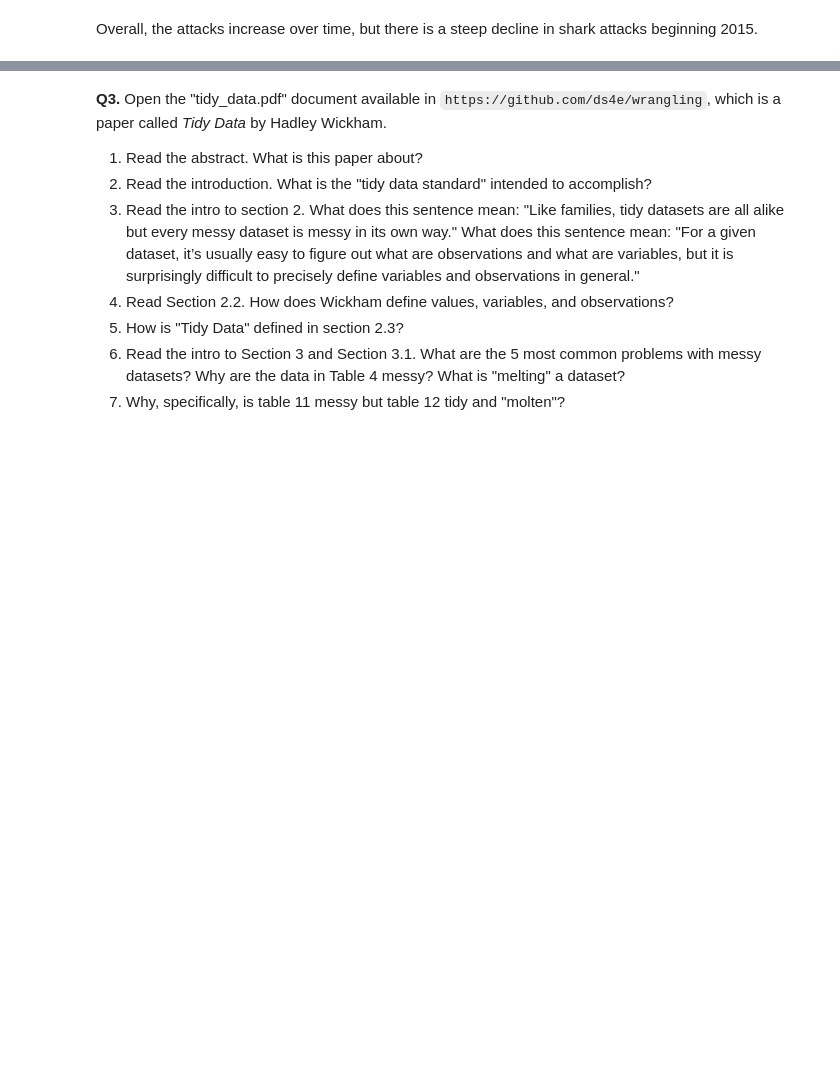
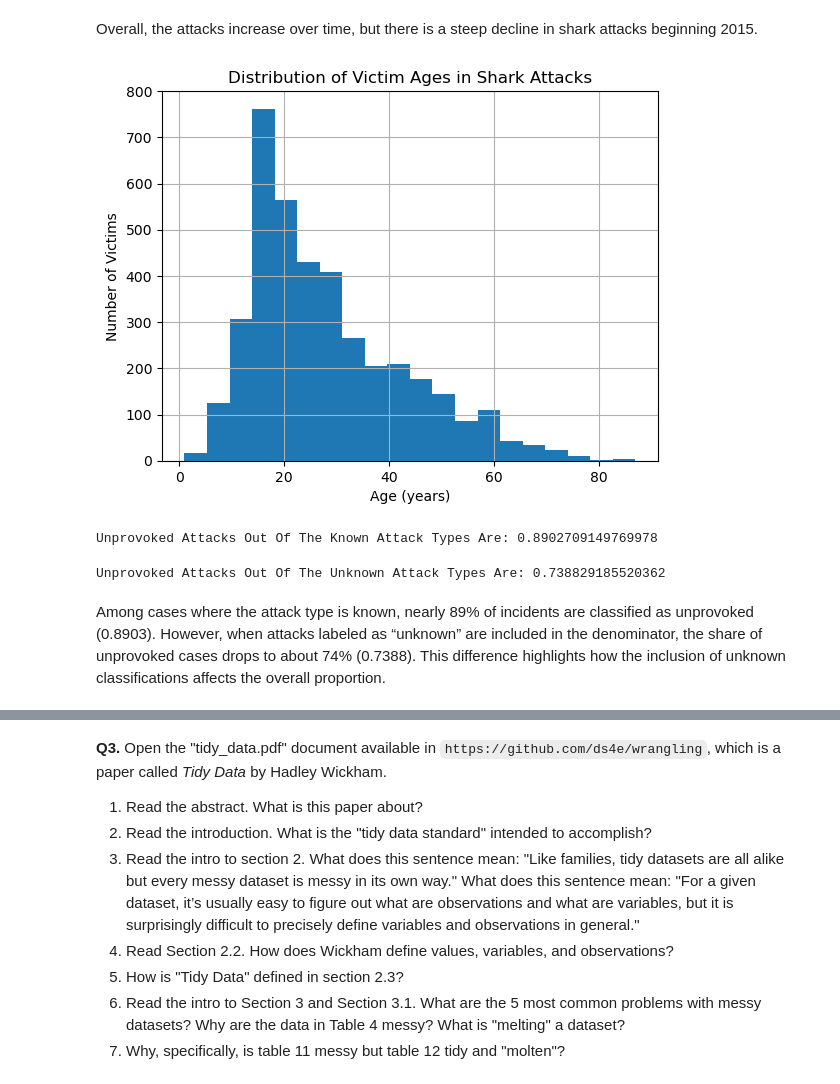
Before and after one commit to romancgilbert/EDA_ML_1, a Jupyter notebook: 01_assignment_wrangling_and_eda_.ipynb, the cells around one changed output, grey strips where cells are left out. Cells and saved outputs as stored; diff of their text form; code cells hidden in the pictures; blank space fills up the shorter version.

```diff
--- a/01_assignment_wrangling_and_eda_.ipynb
+++ b/01_assignment_wrangling_and_eda_.ipynb
@@ -170,3 +162,17 @@ plt.show()
 [figure]
 # %% [markdown]
 Overall, the attacks increase over time, but there is a steep decline in shark attacks beginning 2015.
+# %%
+#Q2(2)
+# Clean age clmn by converting to numeric values then coercing errors to nan
+df_cleaned["Age"] = pd.to_numeric(df_cleaned["Age"], errors="coerce")
+
+# Plot histogram
+df_cleaned["Age"].hist(bins=20)
+
+plt.title("Distribution of Victim Ages in Shark Attacks")
+plt.xlabel("Age (years)")
+plt.ylabel("Number of Victims")
+plt.show()
+# %% [output]
+[figure, added]
@@ -172,0 +186,15 @@ Overall, the attacks increase over time, but there is a steep decline in shark a
+# %%
+# proportion unprovoked among known attacks
+known = df_cleaned["Type_clean"].isin(["Unprovoked", "Provoked"])
+proportion_unprovoked = (df_cleaned.loc[known, "Type_clean"] == "Unprovoked").mean()
+print("Unprovoked Attacks Out Of The Known Attack Types Are:", proportion_unprovoked)
+# %% [output]
+Unprovoked Attacks Out Of The Known Attack Types Are: 0.8902709149769978
+# %%
+# proportion unprovoked including unknowns
+proportion_unprovoked_overall = (df_cleaned["Type_clean"] == "Unprovoked").mean()
+print("Unprovoked Attacks Out Of The Unknown Attack Types Are:", proportion_unprovoked_overall)
+# %% [output]
+Unprovoked Attacks Out Of The Unknown Attack Types Are: 0.738829185520362
+# %% [markdown]
+Among cases where the attack type is known, nearly 89% of incidents are classified as unprovoked (0.8903). However, when attacks labeled as “unknown” are included in the denominator, the share of unprovoked cases drops to about 74% (0.7388). This difference highlights how the inclusion of unknown classifications affects the overall proportion.
```
Also changed, not shown: parts of 37 cells of this notebook.
